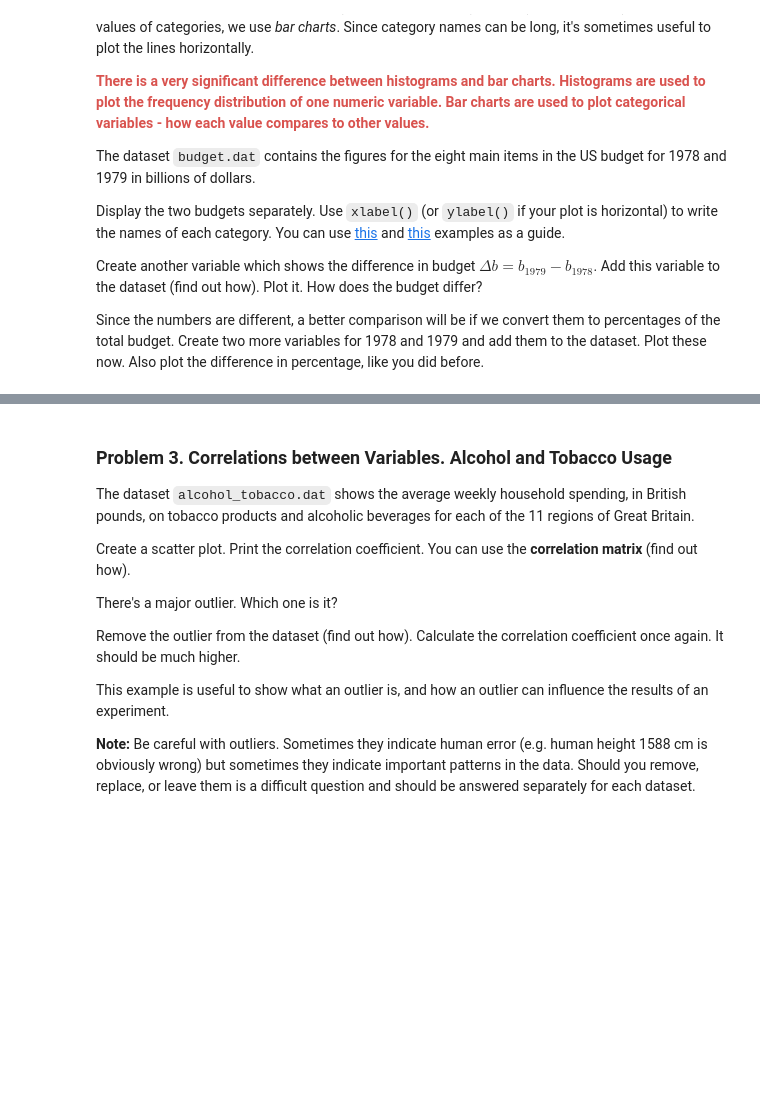
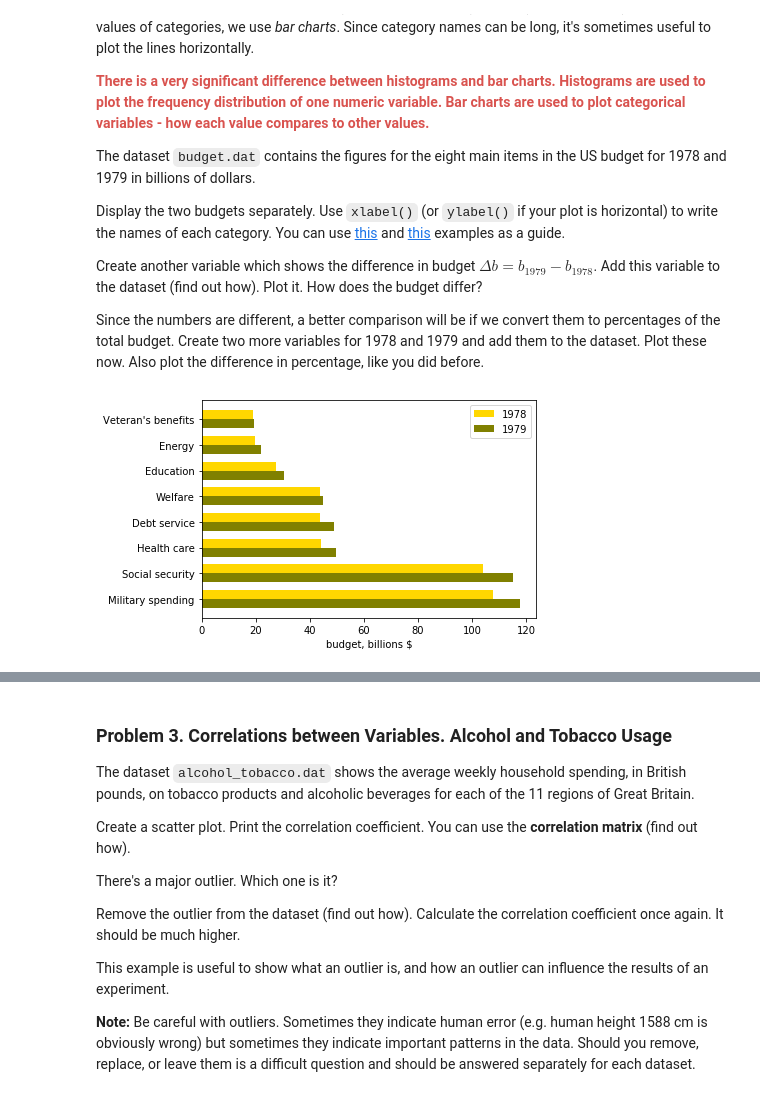
Before and after one commit to teodora-petkova/artificial-intelligence-course, a Jupyter notebook: Exercises/05. Statistics/Statistics Exercise.ipynb, the cells around one changed output, grey strips where cells are left out. Drawn from its saved outputs; the diff is of its cells as text; code cells hidden in the pictures; blank space fills up the shorter version.

```diff
--- a/Exercises/05. Statistics/Statistics Exercise.ipynb
+++ b/Exercises/05. Statistics/Statistics Exercise.ipynb
@@ -67,0 +97,16 @@ Since the numbers are different, a better comparison will be if we convert them
+# %%
+budget = pd.read_table("budget.dat")
+
+n_groups = budget["Category"].count()
+index = np.arange(n_groups)
+bar_width = 0.35
+
+plt.barh(index + bar_width, budget["1978"], bar_width, color = "gold", label = "1978")
+plt.barh(index, budget["1979"], bar_width, color = "olive", label = "1979")
+
+plt.yticks(index + bar_width / 2, budget["Category"])
+plt.xlabel("budget, billions $")
+plt.legend()
+plt.show()
+# %% [output]
+[figure, added]
```
Also changed, not shown: parts of 17 cells of this notebook.
